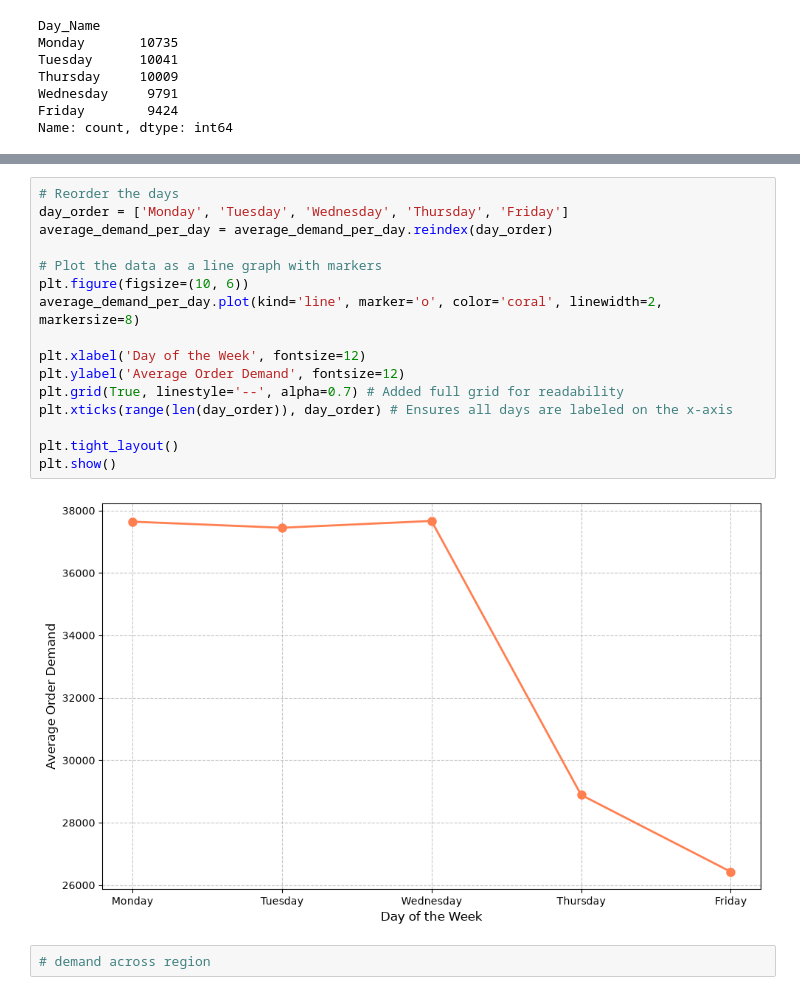
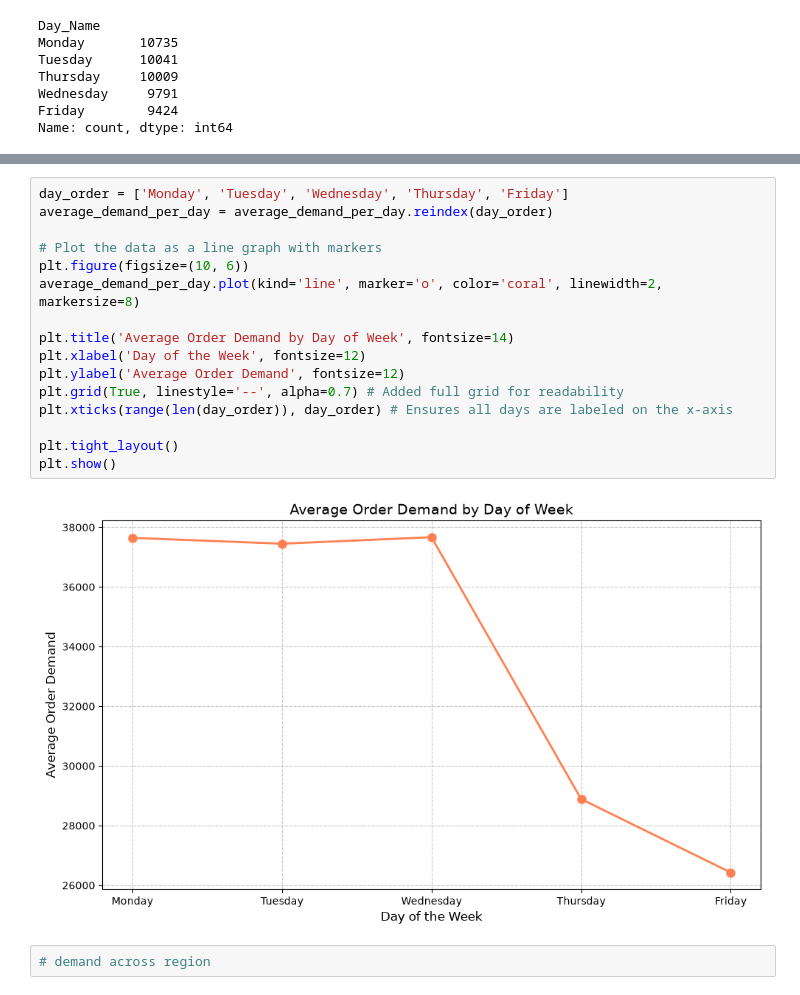
Before and after one commit to maipham-ctrl/Nova_Retail, a Jupyter notebook: main.ipynb, the cells around one changed output, grey strips where cells are left out. Drawn from its saved outputs; the diff is of its cells as text.

Commit message:
update graph title

```diff
--- a/main.ipynb
+++ b/main.ipynb
@@ -229,21 +229,21 @@ plt.show()
 # %%
-# Reorder the days
 day_order = ['Monday', 'Tuesday', 'Wednesday', 'Thursday', 'Friday']
 average_demand_per_day = average_demand_per_day.reindex(day_order)
 
 # Plot the data as a line graph with markers
 plt.figure(figsize=(10, 6))
 average_demand_per_day.plot(kind='line', marker='o', color='coral', linewidth=2, markersize=8)
 
+plt.title('Average Order Demand by Day of Week', fontsize=14)
 plt.xlabel('Day of the Week', fontsize=12)
 plt.ylabel('Average Order Demand', fontsize=12)
 plt.grid(True, linestyle='--', alpha=0.7) # Added full grid for readability
 plt.xticks(range(len(day_order)), day_order) # Ensures all days are labeled on the x-axis
 
 plt.tight_layout()
 plt.show()
 # %% [output]
-[figure, old version]
+[figure, new version]
 # %%
 # demand across region
 # %%
```
Also changed, not shown: parts of 4 cells of this notebook.
